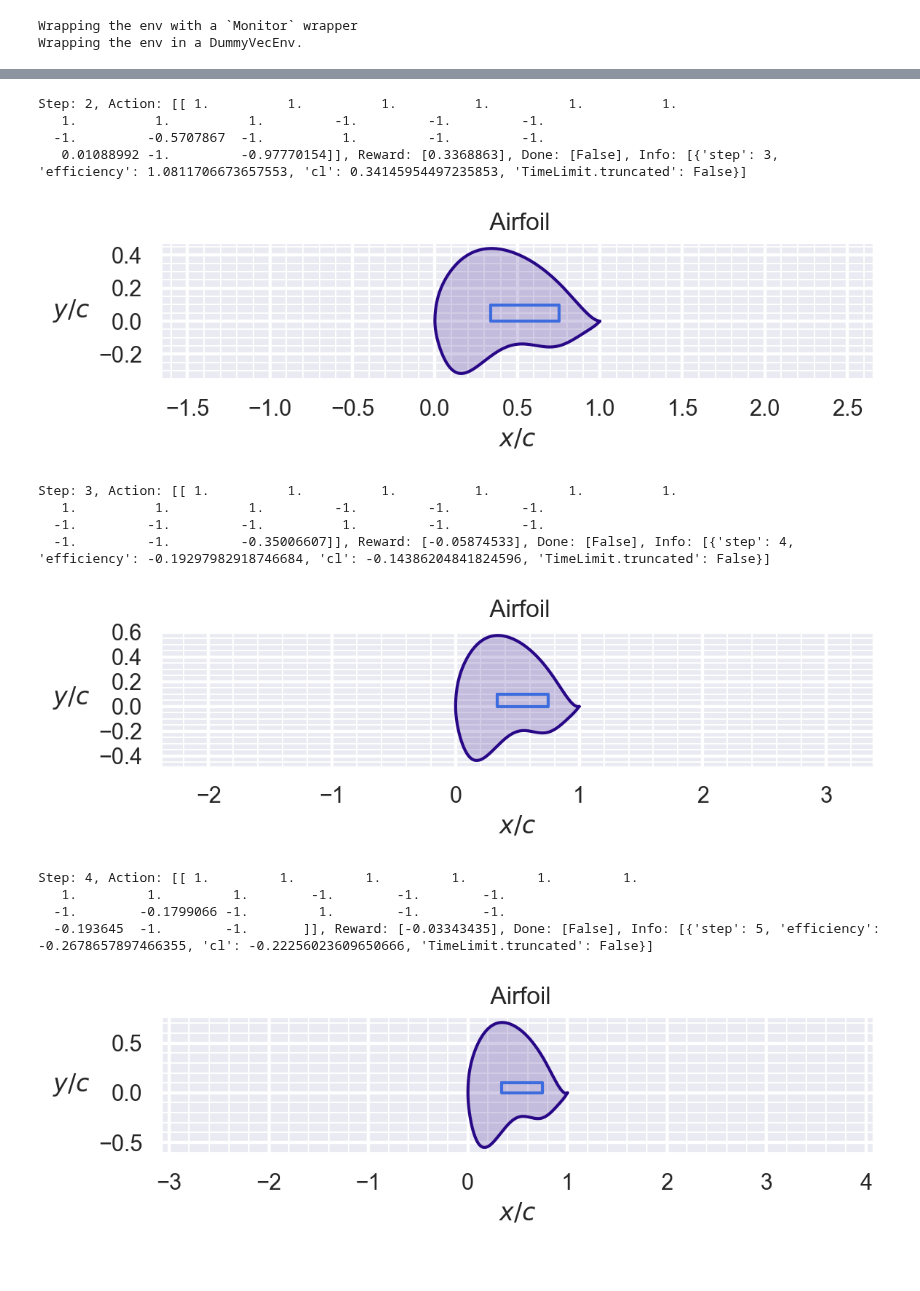
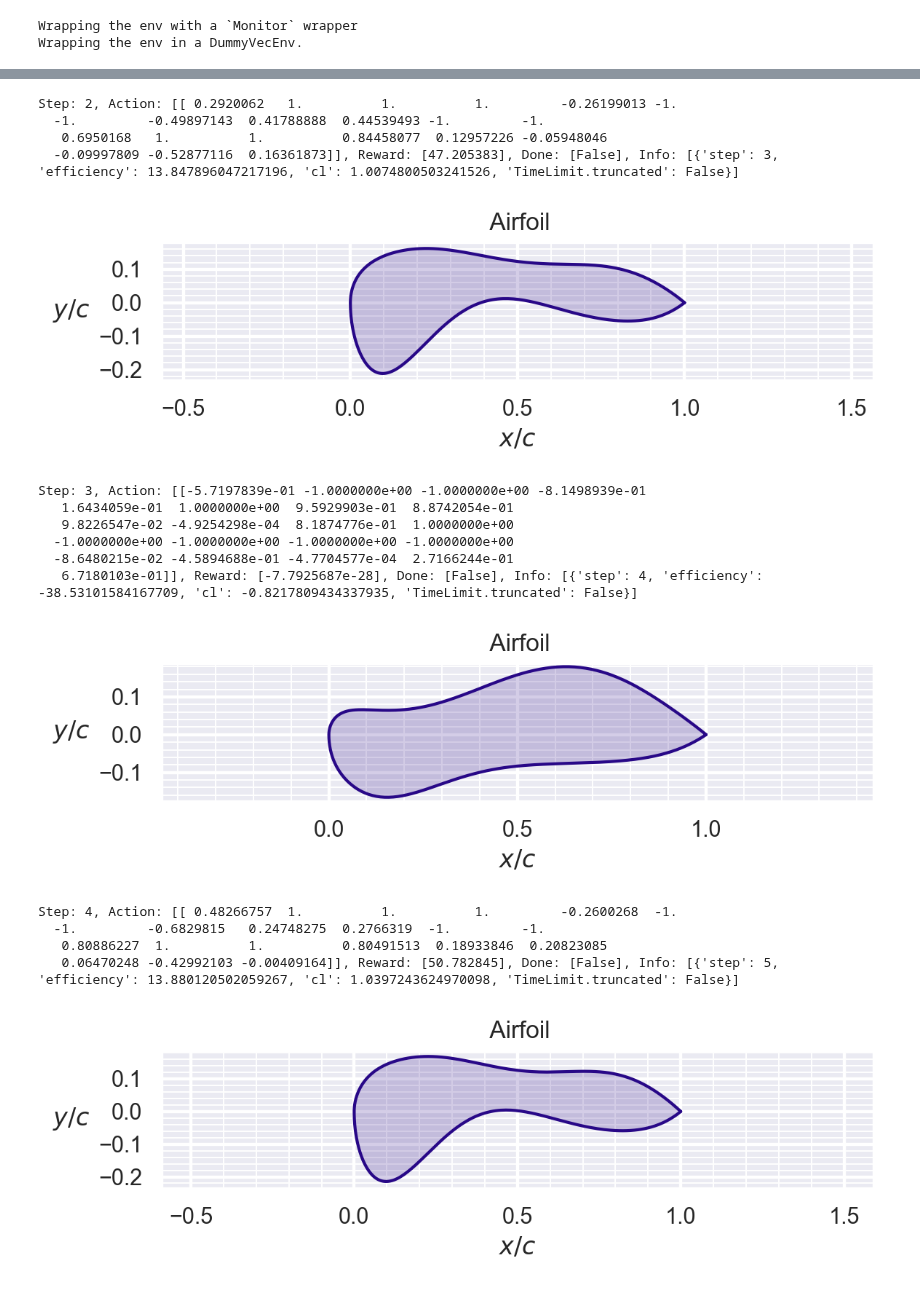
Before and after one commit to DRL-Geometry-Optimization/DRLFoil, a Jupyter notebook: main.ipynb, the cells around one changed output, grey strips where cells are left out. Drawn from its saved outputs; the diff is of its cells as text; code cells hidden in the pictures.

```diff
--- a/main.ipynb
+++ b/main.ipynb
@@ -7,8 +7,8 @@ from stable_baselines3 import PPO
 from stable_baselines3.common.evaluation import evaluate_policy
 # %%
 env = gym.make('AirfoilEnv-v0', n_params=10, max_steps=10, scale_actions = 0.35, airfoil_seed = [0.1*np.ones(10), -0.1*np.ones(10), 0.0],
-                    delta_reward=False, cl_reward = True, cl_reset = 0.1, efficiency_param = 1, cl_wide = 20, render_mode="human")
-model = PPO.load("eval_logs/best_model", env=env)
+                    delta_reward=True, cl_reward = True, cl_reset = 1, efficiency_param = 1, cl_wide = 20, render_mode="human")
+model = PPO.load("logs/eval_logs/190424/190424_ClReward_NoDelta_Wide20/best_model", env=env)
 #model = PPO.load("16042024_NewRewardCl_4_DeltaReward", env=env)
 # %% [output]
 Wrapping the env with a `Monitor` wrapper
@@ -27,7 +27,7 @@ obs = vec_env.reset()
 # %%
 
 for i in range(20):
-    action, _states = model.predict(obs, deterministic=False)
+    action, _states = model.predict(obs, deterministic=True)
     obs, rewards, dones, info = vec_env.step(action)
     print(f"Step: {i}, Action: {action}, Reward: {rewards}, Done: {dones}, Info: {info}")
     vec_env.render()
@@ -45,15 +45,17 @@ Step: 1, Action: [[ 1.          1.          1.          1.          1.
-Step: 2, Action: [[ 1.          1.          1.          1.          1.          1.
-   1.          1.          1.         -1.         -1.         -1.
-  -1.         -0.5707867  -1.          1.         -1.         -1.
-   0.01088992 -1.         -0.97770154]], Reward: [0.3368863], Done: [False], Info: [{'step': 3, 'efficiency': 1.0811706673657553, 'cl': 0.34145954497235853, 'TimeLimit.truncated': False}]
+Step: 2, Action: [[ 0.2920062   1.          1.          1.         -0.26199013 -1.
+  -1.         -0.49897143  0.41788888  0.44539493 -1.         -1.
+   0.6950168   1.          1.          0.84458077  0.12957226 -0.05948046
+  -0.09997809 -0.52877116  0.16361873]], Reward: [47.205383], Done: [False], Info: [{'step': 3, 'efficiency': 13.847896047217196, 'cl': 1.0074800503241526, 'TimeLimit.truncated': False}]
-[figure, old version]
+[figure, new version]
-Step: 3, Action: [[ 1.          1.          1.          1.          1.          1.
-   1.          1.          1.         -1.         -1.         -1.
-  -1.         -1.         -1.          1.         -1.         -1.
-  -1.         -1.         -0.35006607]], Reward: [-0.05874533], Done: [False], Info: [{'step': 4, 'efficiency': -0.19297982918746684, 'cl': -0.14386204841824596, 'TimeLimit.truncated': False}]
+Step: 3, Action: [[-5.7197839e-01 -1.0000000e+00 -1.0000000e+00 -8.1498939e-01
+   1.6434059e-01  1.0000000e+00  9.5929903e-01  8.8742054e-01
+   9.8226547e-02 -4.9254298e-04  8.1874776e-01  1.0000000e+00
+  -1.0000000e+00 -1.0000000e+00 -1.0000000e+00 -1.0000000e+00
+  -8.6480215e-02 -4.5894688e-01 -4.7704577e-04  2.7166244e-01
+   6.7180103e-01]], Reward: [-7.7925687e-28], Done: [False], Info: [{'step': 4, 'efficiency': -38.53101584167709, 'cl': -0.8217809434337935, 'TimeLimit.truncated': False}]
-[figure, old version]
+[figure, new version]
-Step: 4, Action: [[ 1.         1.         1.         1.         1.         1.
-   1.         1.         1.        -1.        -1.        -1.
-  -1.        -0.1799066 -1.         1.        -1.        -1.
-  -0.193645  -1.        -1.       ]], Reward: [-0.03343435], Done: [False], Info: [{'step': 5, 'efficiency': -0.2678657897466355, 'cl': -0.22256023609650666, 'TimeLimit.truncated': False}]
+Step: 4, Action: [[ 0.48266757  1.          1.          1.         -0.2600268  -1.
+  -1.         -0.6829815   0.24748275  0.2766319  -1.         -1.
+   0.80886227  1.          1.          0.80491513  0.18933846  0.20823085
+   0.06470248 -0.42992103 -0.00409164]], Reward: [50.782845], Done: [False], Info: [{'step': 5, 'efficiency': 13.880120502059267, 'cl': 1.0397243624970098, 'TimeLimit.truncated': False}]
-[figure, old version]
+[figure, new version]
```
Also changed, not shown: parts of 1 cell of this notebook, 19 other files.
